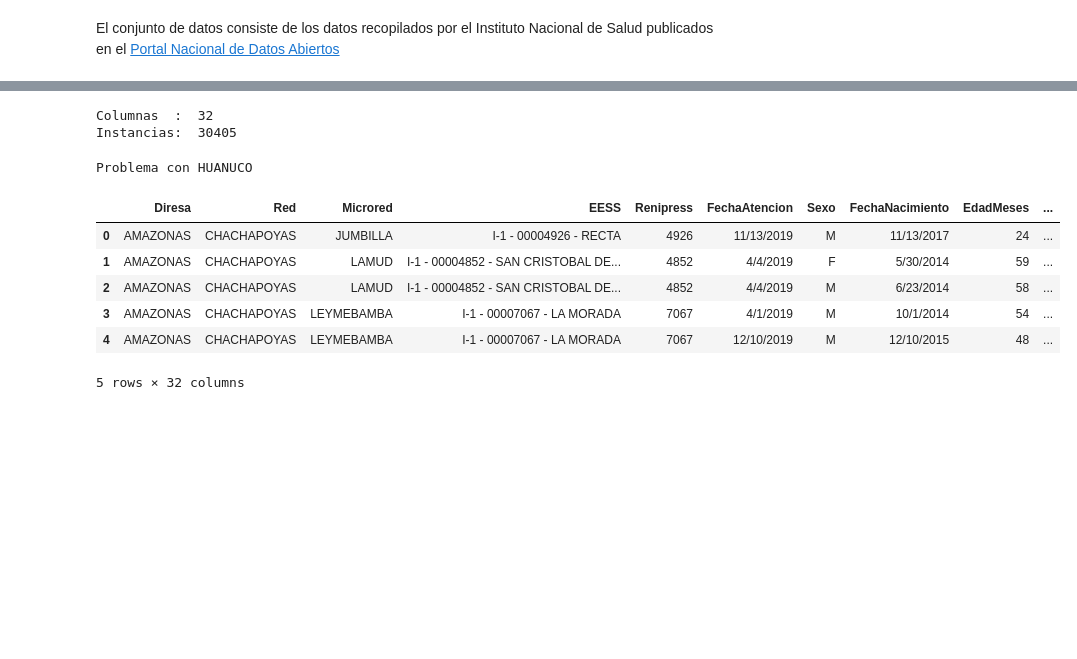
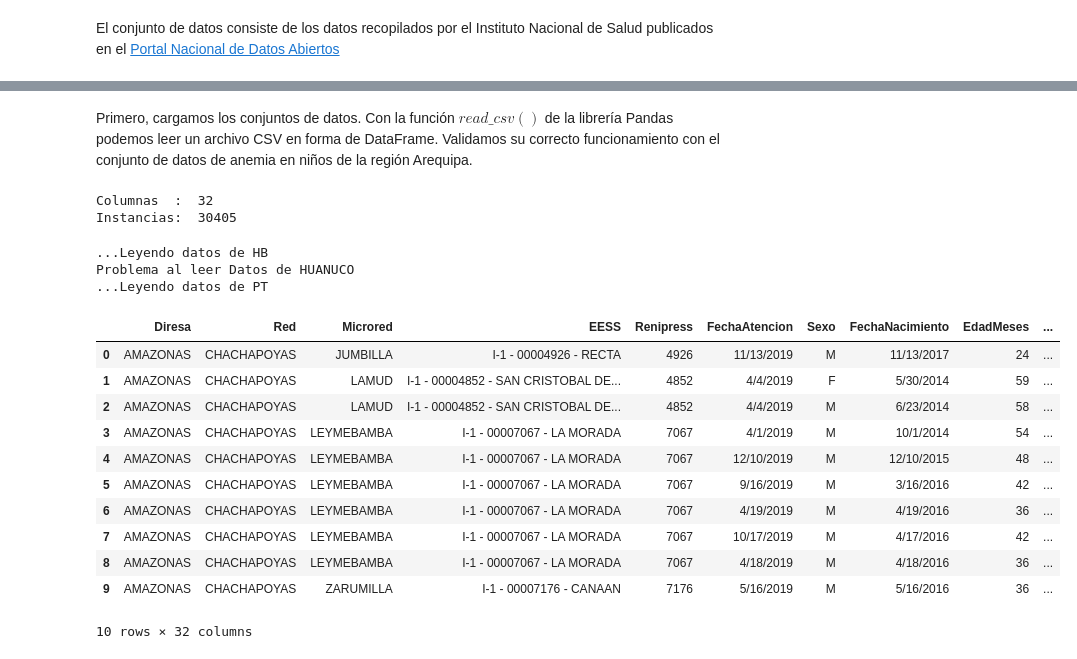
Before and after one commit to Carhuacusma/Portafolio, a Jupyter notebook: Notebooks/Anemia_2019.ipynb, the cells around one changed output, grey strips where cells are left out. Saved outputs shown, nothing was run; the diff lists cells and outputs as text; code cells hidden in the pictures; blank space fills up the shorter version.

```diff
--- a/Notebooks/Anemia_2019.ipynb
+++ b/Notebooks/Anemia_2019.ipynb
@@ -5,8 +13,10 @@ El conjunto de datos consiste de los datos recopilados por el Instituto Nacional
+# %% [markdown]
+Primero, cargamos los conjuntos de datos. Con la función $read\_csv()$ de la librería Pandas podemos leer un archivo CSV en forma de DataFrame. Validamos su correcto funcionamiento con el conjunto de datos de anemia en niños de la región Arequipa.
 # %%
 import pandas as pd
 import numpy as np
 
-def read_data(name: str, sep: str = ',', show: bool = False):
+def read_data(name: str, sep: str = ',', show: bool = False) -> pd.DataFrame:
     """
     Lee un dataset guardado en el formato de archivo CSV.
     name: Ruta del archivo CSV.
@@ -24,36 +34,51 @@ data_hb_aqp_19 = read_data('Datasets/HIS Niños 2019/HB/Niños AREQUIPA.csv', sh
 Columnas  :  32
 Instancias:  30405
 # %%
-regiones = ["AMAZONAS", "ANCASH", "APURIMAC", "AREQUIPA", "AYACUCHO", "CAJAMARCA", "CALLAO", "CUSCO",
+REGIONES = ["AMAZONAS", "ANCASH", "APURIMAC", "AREQUIPA", "AYACUCHO", "CAJAMARCA", "CALLAO", "CUSCO",
             "HUANCAVELICA", "HUANUCO", "ICA", "JUNIN", "LA LIBERTAD", "LAMBAYEQUE", "LIMA DIRIS CENTRO",
             "LIMA DIRIS ESTE", "LIMA DIRIS NORTE", "LIMA DIRIS SUR", "LIMA", "LORETO", "MADRE DE DIOS",
             "MOQUEGUA", "PASCO", "PIURA", "PUNO", "SAN MARTIN", "TACNA", "TUMBES", "UCAYALI"]
 # %%
-data = []
-regiones_errors = []
-for r in regiones:
-    ruta_final = "Datasets/HIS Niños 2019/HB/Niños %s.csv"%(r)
-    try:
-        data_r = read_data(ruta_final)
-        data.append(data_r)
-    except ValueError:
-        print("Problema con %s"%r)
-        regiones_errors.append(r)
-        continue
+def read_all_data(ruta_inicial: str, regiones: list):
+    """
+    Lee los conjuntos de datos de todas las regiones posibles
+    """
+    data = []
+    regiones_errors = []
+    for r in regiones:
+        ruta_final = "%s%s.csv"%(ruta_inicial,r)
+        try:
+            data_r = read_data(ruta_final)
+            data.append(data_r)
+        except ValueError:
+            print("Problema al leer Datos de %s"%r)
+            regiones_errors.append(r)
+            continue
+    return pd.concat(data)
 
-data_HIS = pd.concat(data)
+print("...Leyendo datos de HB")
+data_HB = read_all_data("Datasets/HIS Niños 2019/HB/Niños ", REGIONES)
+print("...Leyendo datos de PT")
+data_PT = read_all_data("Datasets/HIS Niños 2019/PT/Niños ", REGIONES)
 # %% [output]
-Problema con HUANUCO
+...Leyendo datos de HB
+Problema al leer Datos de HUANUCO
+...Leyendo datos de PT
-# %%
-data_HIS.head()
-# %% [output]
-|  | Diresa | Red | Microred | EESS | Renipress | FechaAtencion | Sexo | FechaNacimiento | EdadMeses | ... |
-| 0 | AMAZONAS | CHACHAPOYAS | JUMBILLA | I-1 - 00004926 - RECTA | 4926 | 11/13/2019 | M | 11/13/2017 | 24 | ... |
-| 1 | AMAZONAS | CHACHAPOYAS | LAMUD | I-1 - 00004852 - SAN CRISTOBAL DE... | 4852 | 4/4/2019 | F | 5/30/2014 | 59 | ... |
-| 2 | AMAZONAS | CHACHAPOYAS | LAMUD | I-1 - 00004852 - SAN CRISTOBAL DE... | 4852 | 4/4/2019 | M | 6/23/2014 | 58 | ... |
-| 3 | AMAZONAS | CHACHAPOYAS | LEYMEBAMBA | I-1 - 00007067 - LA MORADA | 7067 | 4/1/2019 | M | 10/1/2014 | 54 | ... |
-| 4 | AMAZONAS | CHACHAPOYAS | LEYMEBAMBA | I-1 - 00007067 - LA MORADA | 7067 | 12/10/2019 | M | 12/10/2015 | 48 | ... |
-5 rows × 32 columns
+# %%
+data_HB.head(10)
+# %% [output]
+|  | Diresa | Red | Microred | EESS | Renipress | FechaAtencion | Sexo | FechaNacimiento | EdadMeses | ... |
+| 0 | AMAZONAS | CHACHAPOYAS | JUMBILLA | I-1 - 00004926 - RECTA | 4926 | 11/13/2019 | M | 11/13/2017 | 24 | ... |
+| 1 | AMAZONAS | CHACHAPOYAS | LAMUD | I-1 - 00004852 - SAN CRISTOBAL DE... | 4852 | 4/4/2019 | F | 5/30/2014 | 59 | ... |
+| 2 | AMAZONAS | CHACHAPOYAS | LAMUD | I-1 - 00004852 - SAN CRISTOBAL DE... | 4852 | 4/4/2019 | M | 6/23/2014 | 58 | ... |
+| 3 | AMAZONAS | CHACHAPOYAS | LEYMEBAMBA | I-1 - 00007067 - LA MORADA | 7067 | 4/1/2019 | M | 10/1/2014 | 54 | ... |
+| 4 | AMAZONAS | CHACHAPOYAS | LEYMEBAMBA | I-1 - 00007067 - LA MORADA | 7067 | 12/10/2019 | M | 12/10/2015 | 48 | ... |
+| 5 | AMAZONAS | CHACHAPOYAS | LEYMEBAMBA | I-1 - 00007067 - LA MORADA | 7067 | 9/16/2019 | M | 3/16/2016 | 42 | ... |
+| 6 | AMAZONAS | CHACHAPOYAS | LEYMEBAMBA | I-1 - 00007067 - LA MORADA | 7067 | 4/19/2019 | M | 4/19/2016 | 36 | ... |
+| 7 | AMAZONAS | CHACHAPOYAS | LEYMEBAMBA | I-1 - 00007067 - LA MORADA | 7067 | 10/17/2019 | M | 4/17/2016 | 42 | ... |
+| 8 | AMAZONAS | CHACHAPOYAS | LEYMEBAMBA | I-1 - 00007067 - LA MORADA | 7067 | 4/18/2019 | M | 4/18/2016 | 36 | ... |
+| 9 | AMAZONAS | CHACHAPOYAS | ZARUMILLA | I-1 - 00007176 - CANAAN | 7176 | 5/16/2019 | M | 5/16/2016 | 36 | ... |
+10 rows × 32 columns
 # %%
 data_hb_aqp_19[data_hb_aqp_19["DISTRITO"] == "TIABAYA"]
 # %% [output]
```
Also changed, not shown: parts of 4 cells of this notebook, 1 other file.
